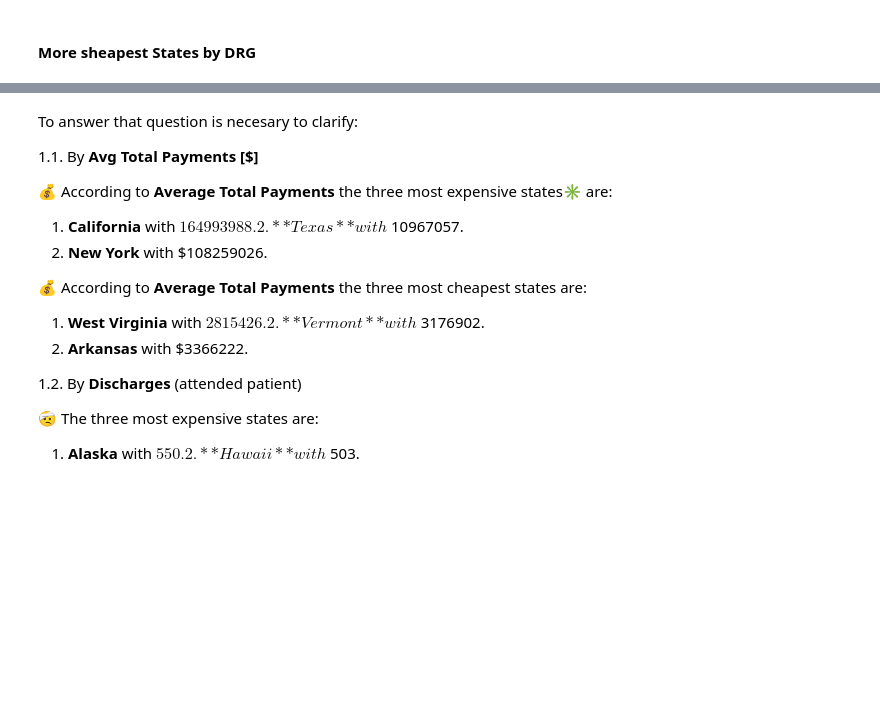
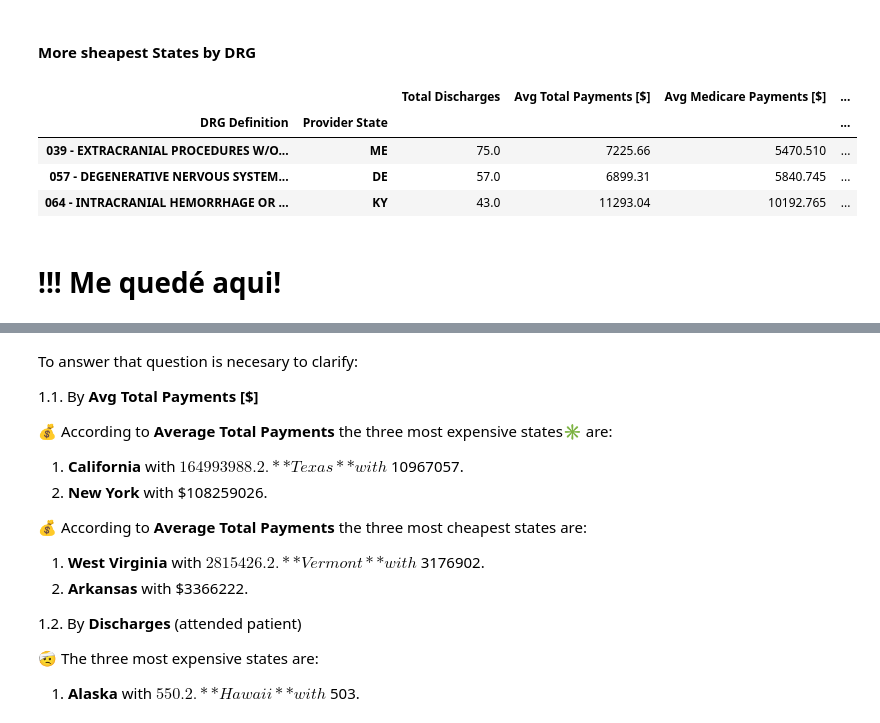
Before and after one commit to isabelyb/hospital_charges_USA, a Jupyter notebook: charges_hospital_USA.ipynb, the cells around one changed output, grey strips where cells are left out. Saved outputs shown, nothing was run; the diff lists cells and outputs as text; code cells hidden in the pictures; blank space fills up the shorter version.

```diff
--- a/charges_hospital_USA.ipynb
+++ b/charges_hospital_USA.ipynb
@@ -166,8 +160,18 @@ sorted_d.plot_bokeh.bar(show_figure=True, legend = 'top_left', title='States wit
 # %% [markdown]
 #### More sheapest States by DRG
 # %%
-sorted_df_drg_min = df_drg_max.sort_values(['DRG Definition','Avg. Cost/attended patient [$]'], ascending=[1,1])
-drg_min = sorted_df_drg_min.groupby(level=0).head(1)
+df_by_drg_min = df_by_drg.sort_values(['DRG Definition','Avg. Cost/attended patient [$]'], ascending=[1,1])
+# %%
+sorted_df_by_drg_min = df_by_drg_min.groupby(level=0).head(1)
+sorted_df_by_drg_min.head(3)
+# %% [output]
+|  |  | Total Discharges | Avg Total Payments [$] | Avg Medicare Payments [$] | ... |
+| DRG Definition | Provider State |  |  |  | ... |
+| 039 - EXTRACRANIAL PROCEDURES W/O... | ME | 75.0 | 7225.66 | 5470.510 | ... |
+| 057 - DEGENERATIVE NERVOUS SYSTEM... | DE | 57.0 | 6899.31 | 5840.745 | ... |
+| 064 - INTRACRANIAL HEMORRHAGE OR ... | KY | 43.0 | 11293.04 | 10192.765 | ... |
+# %% [markdown]
+# !!! Me quedé aqui!
 # %%
 drg_min_states = drg_min.index.get_level_values('Provider State')
 # %%
```
Also changed, not shown: parts of 7 cells of this notebook, 3 other files.
